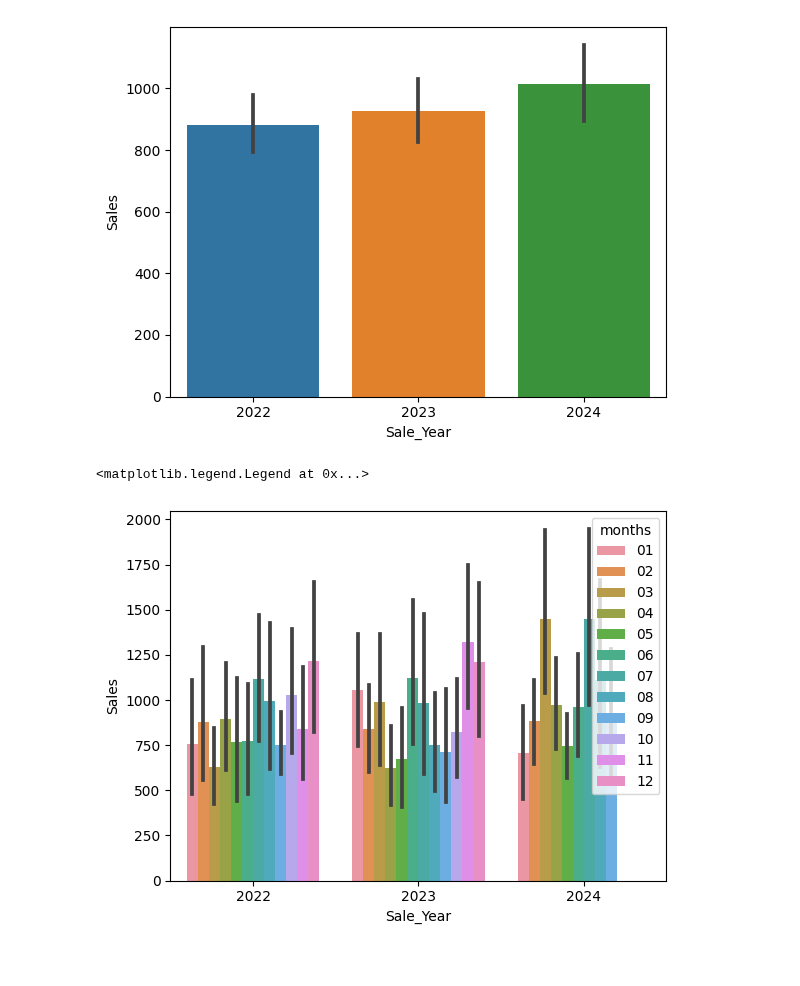
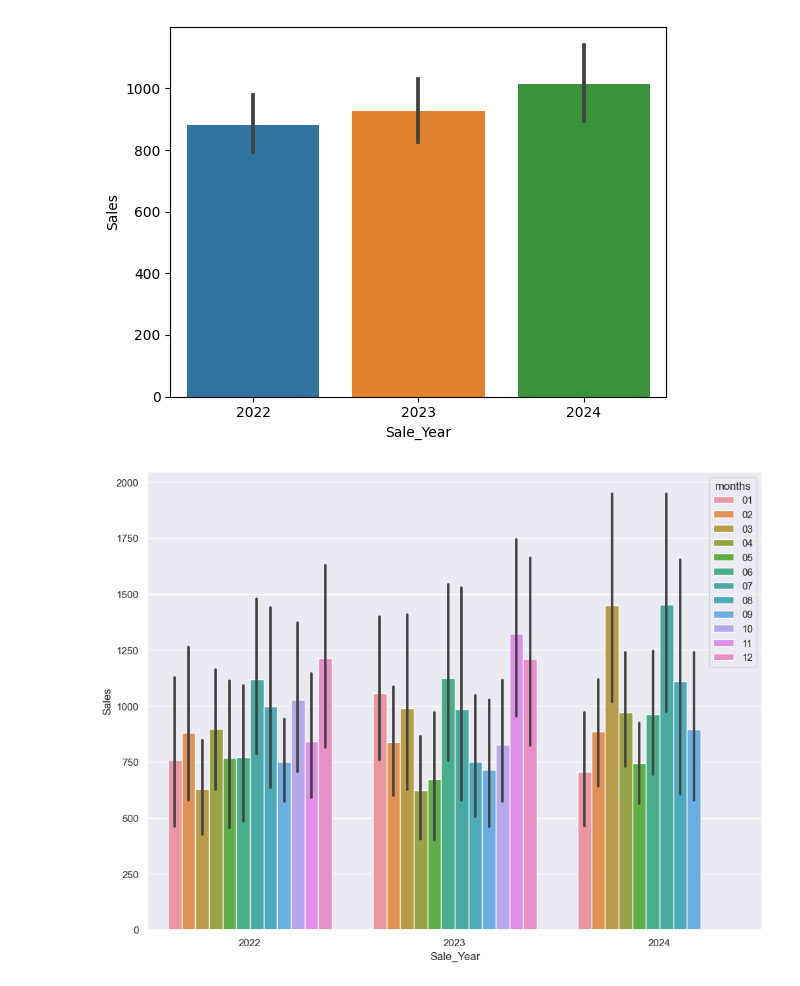
Before and after one commit to mahinbindra/schulich_data_science, a Jupyter notebook: Assignments/assignment_1_descriptive stats and probability.ipynb, the cells around one changed output. Saved outputs shown, nothing was run; the diff lists cells and outputs as text; code cells hidden in the pictures.

```diff
--- a/Assignments/assignment_1_descriptive stats and probability.ipynb
+++ b/Assignments/assignment_1_descriptive stats and probability.ipynb
@@ -576,6 +576,7 @@ See the caveats in the documentation: https://pandas.pydata.org/pandas-docs/stab
 sns.barplot(data = sales1, x = 'Product_ID', y = 'Sales')
 plt.xticks(rotation=90)
 plt.tight_layout()
+sns.set(rc={"figure.figsize":(12, 9)})
 # Create a barplot between Product_ID and Sales to assess the correlation between the two parameters and note the products with the highest and lowest sales
 # and to analyse the sales performance by product
 # %% [output]
@@ -600,5 +601,6 @@ sns.barplot(data = df_product10, x = 'Product_ID', y = 'Sales')
 [figure]
 # %%
 sns.barplot(data = sales1, x = 'Region', y = 'Sales')
+sns.set(rc={"figure.figsize":(9, 9)})
 # Create barplot between Region and Sales post removal of outliers to analyse the sales performance by region
 # %% [output]
@@ -685,10 +686,10 @@ sns.barplot(data = sales1, x = 'Sale_Year', y = 'Sales')
 # %%
 sns.barplot( data=sales1, x = 'Sale_Year', y = 'Sales', hue = 'Sale_Month')
 plt.legend(loc = 'upper right', title = 'months')
+sns.set(rc={"figure.figsize":(9, 9)})
 # Create a bar plot between Sale_Year, color encoded by Sale_Month and Sales to assess the variation in yearly sales by months
 # %% [output]
-<matplotlib.legend.Legend at 0x...>
-[figure, old version]
+[figure, new version]
 # %%
 sns.barplot( data=sales1, x = 'Sale_Year', y = 'Sales', hue = 'Sale_Month', errorbar = None)
 plt.legend(loc = 'upper right', title = 'months')
```
Also changed, not shown: parts of 9 cells of this notebook.
